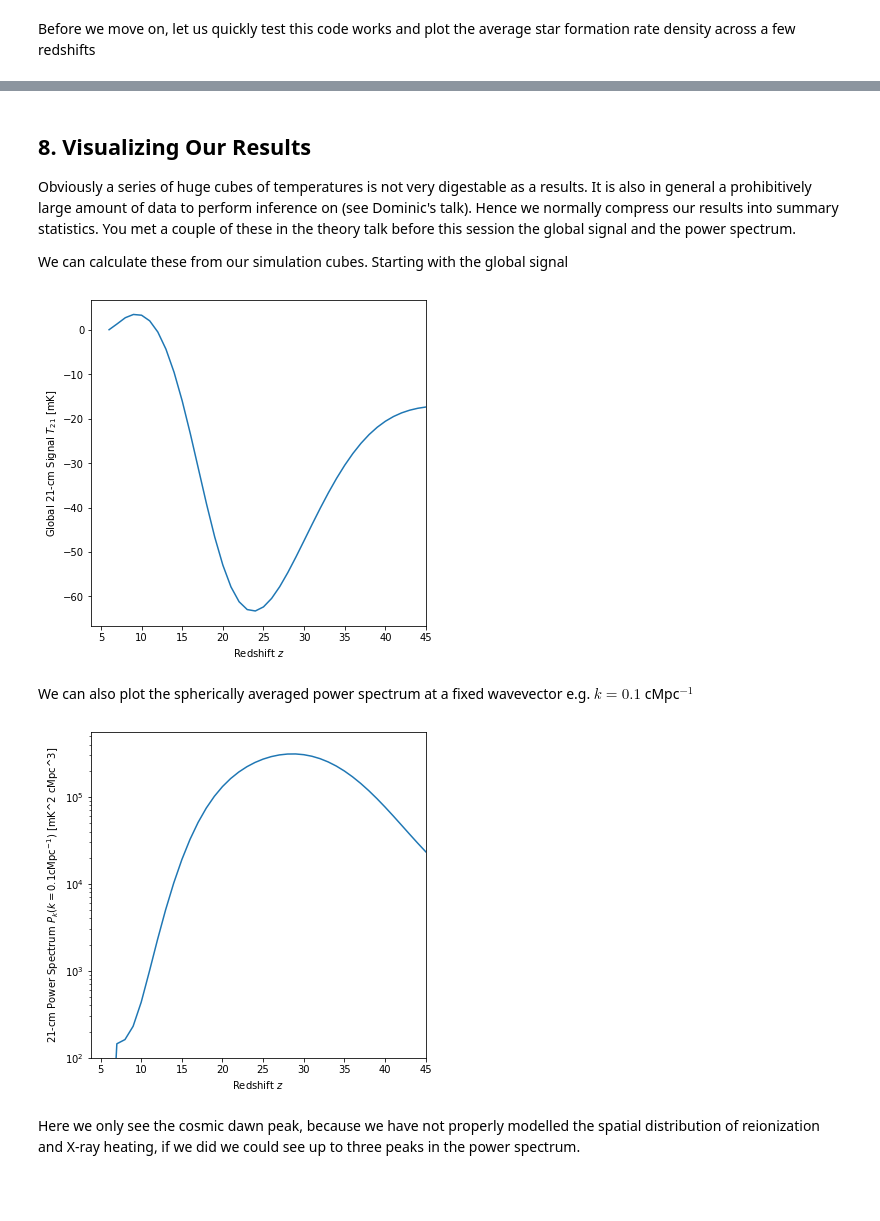
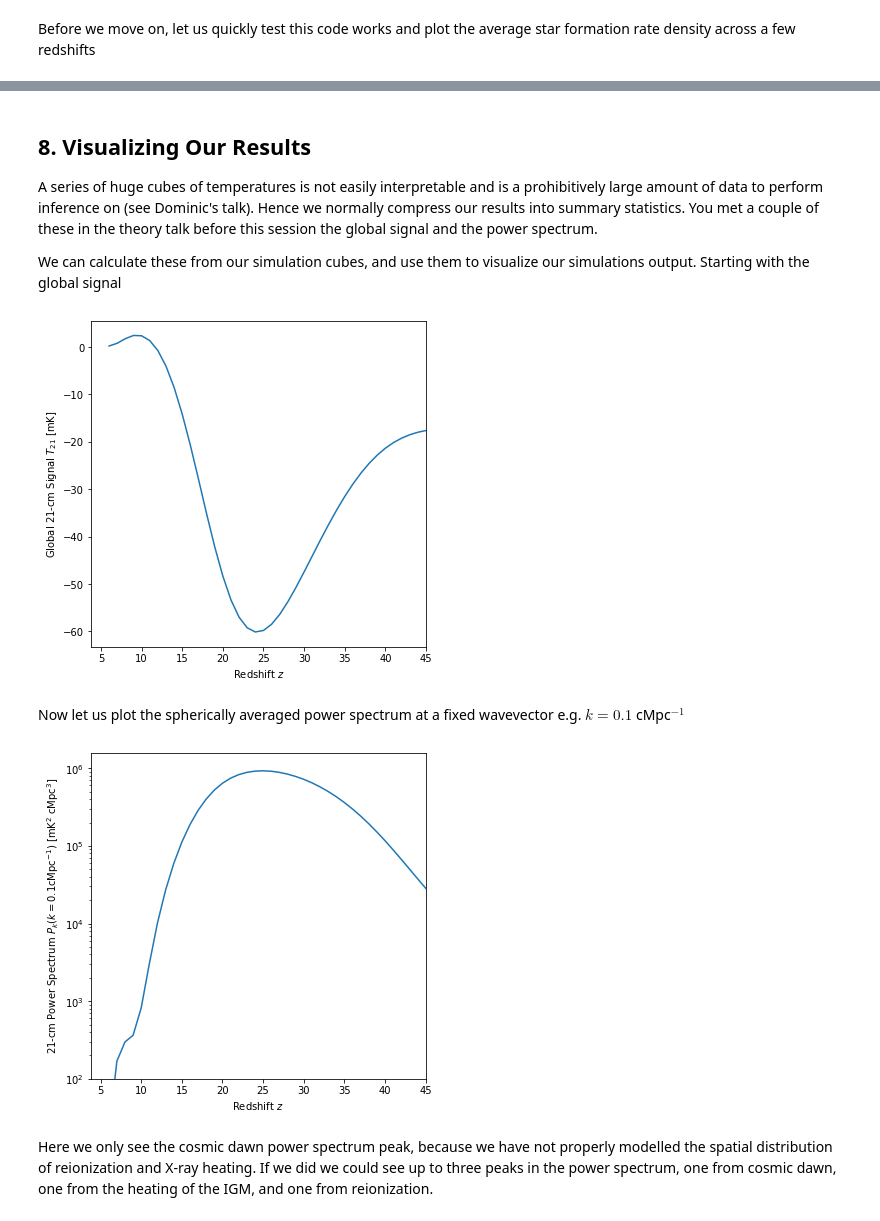
Before and after one commit to ThomasGesseyJones/DARA_21cm_Signal_Simulation, a Jupyter notebook: DARA_21cm_Signal_Simulation.ipynb, the cells around one changed output, grey strips where cells are left out. Drawn from its saved outputs; the diff is of its cells as text; code cells hidden in the pictures; blank space fills up the shorter version.

```diff
--- a/DARA_21cm_Signal_Simulation.ipynb
+++ b/DARA_21cm_Signal_Simulation.ipynb
@@ -629,7 +644,7 @@ def normalize_heating_rate(heating_rate, nh, redshift):
 
 
 def igm_heating_rate(tk, xray_heating_rate, xe, redshift, nh):
-    """ Evaluate IGM heating rate """
+    """ Evaluate IGM heating rate in K per redshift """
     adiabatic_term = 2*tk/(1 + redshift)
 
     kb = scipy.constants.k
@@ -654,17 +670,17 @@ $$
 # %%
 def igm_ionization_rate(tk, ionization_rate, xe, redshift, nh):
-    """ Evaluate IGM heating rate """
+    """ Evaluate IGM ionization rate dxe/dz """
 
-    # Correct units
+    # Correct units to be cm^-3
     nh = nh/(3.1e24)**3
 
-    # Get recombination rate
+    # Get recombination rate in cm^3 yr^-1
     alpha_b = 2.6e-13*((tk/1e4)**(-0.7))
 
     # Ionization rate in time
     dxedt = ionization_rate - nh*alpha_b*xe**2
 
-    # Convert to redshift
+    # Convert to redshift ionization rate
     dtdz = -(3.09e19 / 3.16e7)/ ((1 + redshift) *
                                  (PLANCK_h * 100 * np.sqrt(1 - PLANCK_Omega_m + PLANCK_Omega_m*((1 + redshift)**3))))
     return dxedt*dtdz
@@ -690,7 +718,7 @@ def calc_xc(t_rad, t_k, nh):
     tstar = 0.0682    # K
     A_10 = 2.85e-15   # s^-1
 
-    # Convert to cm
+    # Convert to cm^-3
     nh = nh/(3.1e24)**3
 
     # Calculate kappa using fitting formula (only considering Hydrogen contribution for simplicity)
@@ -702,7 +730,7 @@ def calc_xc(t_rad, t_k, nh):
 
 
 def spin_temperature(redshift, tk, j_alpha, nh):
-    """ Calculate the spin temperature """
+    """ Calculate the spin temperature in K """
     t_gamma = temperature_background_radiation(redshift)
     xalpha = calc_xalpha(t_gamma, j_alpha)
     xc = calc_xc(t_gamma, tk, nh)
@@ -749,20 +783,22 @@ def calculate_t21_cube(redshift, nh, tk, xe, j_alpha):
 Finally we can combine everything we have done so far to make our very own simulation of the 21-cm signal!
 # %%
 def run_simulation(f_star, eta_lyman, eta_xray, eta_ion):
-    """ Run one simulation, returns the 21-cm signal cube """
+    """ Run one simulation, with the given parameters, returns the 21-cm signal cube """
 
-    # Set initial state as our initial conditions at z = 50
+    # Setup datastructure for the information we want to keep between 'time' steps
+    sim_t21_cubes = np.empty((N_PIX, N_PIX, N_PIX, len(ZS_SIM)), dtype=float)
+    sim_sfrd_cubes = np.empty((N_PIX, N_PIX, N_PIX, len(ZS_SIM)), dtype=float)
+
+    # Set initial state as our initial conditions
     current_tk = initial_tk.copy()
     current_xe = initial_xe.copy()
-
-    sim_t21_cubes = t21_cubes.copy()
-    sim_sfrd_cubes = sfrd_cubes.copy()
+    sim_sfrd_cubes[:, :, :, 0] = initial_sfrd.copy()
 
     for step_idx, z in enumerate(ZS_SIM):
-        # Let us track our progress
-        print(f'Simulation step {step_idx}, redshift {z}')
+        # Let us track our progress as this will take a little while to run
+        print(f'Started simulation step {step_idx}, redshift {z}')
 
-        # For zeroth step no need to simulate as have initial conditions:
+        # For zeroth step no need to run full step as have initial conditions as our simulation state
         if step_idx == 0:
             sim_t21_cubes[:, :, :, step_idx] = calculate_t21_cube(z, physical_nh(z), current_tk, current_xe, 0)
             continue
@@ -771,7 +807,7 @@ def run_simulation(f_star, eta_lyman, eta_xray, eta_ion):
         overdensity = current_overdensity_field(z)
         nh = physical_nh(z)
 
-        # 2. Star formation
+        # 2. Compute SFRD
         sim_sfrd_cubes[:, :, :, step_idx] = star_formation_rate_density(z, f_star)
 
         # 3. Radiation fields
@@ -794,7 +830,7 @@ def run_simulation(f_star, eta_lyman, eta_xray, eta_ion):
         # 6. Calculate T21
         sim_t21_cubes[:, :, :, step_idx] = calculate_t21_cube(z, nh, current_tk, current_xe, j_alpha)
 
-        # 7. To help us keep track let us print some quantities of interest
+        # 7. To help us keep track (and sanity check) let us print some quantities of interest
         print(f'\t Mean TK = {np.mean(current_tk)} K')
         print(f'\t Mean xe = {np.mean(current_xe)}')
         print(f'\t Mean T21 = {np.mean(sim_t21_cubes[:, :, :, step_idx])} mK')
@@ -829,12 +867,12 @@ Simulation step 44, redshift 6
 # %% [markdown]
 ## 8. Visualizing Our Results
 
-Obviously a series of huge cubes of temperatures is not very digestable as a results. It is also in general a prohibitively large amount of data to perform inference on (see Dominic's talk). Hence we normally compress our results into summary statistics. You met a couple of these in the theory talk before this session the global signal and the power spectrum.
+A series of huge cubes of temperatures is not easily interpretable and is a prohibitively large amount of data to perform inference on (see Dominic's talk). Hence we normally compress our results into summary statistics. You met a couple of these in the theory talk before this session the global signal and the power spectrum.
 
-We can calculate these from our simulation cubes. Starting with the global signal
+We can calculate these from our simulation cubes, and use them to visualize our simulations output. Starting with the global signal
 # %%
 def plot_global_signal(t21_cubes):
-    """  Ploting function for global signal """
+    """ Ploting function for the global signal """
 
     # Calculate the 21-cm global signal
     global_signal = [np.mean(t21_cubes[:,:,:,idx]) for idx in range(t21_cubes.shape[-1])]
@@ -844,56 +882,57 @@ def plot_global_signal(t21_cubes):
     ax.plot(ZS_SIM, global_signal)
     ax.set_ylabel(r"Global 21-cm Signal $T_{\rm 21}$ [mK]")
     ax.set_xlabel(r"Redshift $z$")
-    ax.set_xlim(xmax=45)  # To avoid the initial numerical errors at z = 50
+    ax.set_xlim(xmax=45)  # To avoid seeing the initial numerical errors at z = 50
     plt.show()
     plt.close(fig)
 
-# Plot the global signal
+
+# Plot our global signal
 plot_global_signal(our_t21_cubes)
 # %% [output]
-[figure, old version]
+[figure, new version]
 # %% [markdown]
-We can also plot the spherically averaged power spectrum at a fixed wavevector e.g. $k = 0.1$ cMpc$^{-1}$
+Now let us plot the spherically averaged power spectrum at a fixed wavevector e.g. $k = 0.1$ cMpc$^{-1}$
 # %%
 def spherically_averaged_power_spectrum(cube, k):
     """ Calculate spherically averaged power spectrum at a given value """
     # Full power spectrum
-    full_power_spectrum = np.abs(scipy.fft.fftn(cube))**2 * (L_PIX)**6/(L_PIX*N_PIX)**3
+    full_power_spectrum = np.abs(scipy.fft.fftn(cube))**2 * (L_PIX)**3/(N_PIX)**3
 
     # Correponding ks
     ks_1d = [2*np.pi*scipy.fftpack.fftfreq(n_dim, d=L_PIX) for n_dim in full_power_spectrum.shape]
     kxs, kys, kzs = np.meshgrid(*ks_1d)
     ks = np.sqrt(kxs**2 + kys**2 + kzs**2)
 
     # Filter to required k band and average
     filter = np.bitwise_and(ks <= k*1.05, ks >= k*0.95)
     averaged_power_spectrum = np.sum(full_power_spectrum[filter]) / np.sum(filter)
     return averaged_power_spectrum
 
 
-def plot_power_spectrum(t21_cubes, k = 0.1):
+def plot_power_spectrum(t21_cubes, k=0.1):
     """  Ploting function for spherically averaged power spectrum """
 
     # Calculate the 21-cm power spectrum
     power_spectrum = [spherically_averaged_power_spectrum(t21_cubes[:, :,:, idx], k)
                       for idx in range(t21_cubes.shape[-1])]
 
     # Plotting
     fig, ax = plt.subplots(figsize=(6,6))
     ax.plot(ZS_SIM, power_spectrum)
-    ax.set_ylabel(r"21-cm Power Spectrum $P_k(k = 0.1{\rm cMpc}^{-1})$ [mK^2 cMpc^3]")
+    ax.set_ylabel(r"21-cm Power Spectrum $P_k(k = 0.1{\rm cMpc}^{-1})$ [mK${^2}$ cMpc${^3}$]")
     ax.set_xlabel(r"Redshift $z$")
     ax.set_yscale("log")
     ax.set_xlim(xmax=45)  # To avoid the initial numerical errors at z = 50
-    ax.set_ylim(ymin=1e2)
+    ax.set_ylim(ymin=1e2) # It goes to 0 at reionization which we can't show on a log scale
     plt.show()
     plt.close(fig)
 
 
 # Plot the power spectrum
 plot_power_spectrum(our_t21_cubes)
 # %% [output]
-[figure, old version]
+[figure, new version]
 # %% [markdown]
-Here we only see the cosmic dawn peak, because we have not properly modelled the spatial distribution of reionization and X-ray heating, if we did we could see up to three peaks in the power spectrum.
+Here we only see the cosmic dawn power spectrum peak, because we have not properly modelled the spatial distribution of reionization and X-ray heating. If we did we could see up to three peaks in the power spectrum, one from cosmic dawn, one from the heating of the IGM, and one from reionization.
 # %% [markdown]
```
Also changed, not shown: parts of 93 cells of this notebook.
